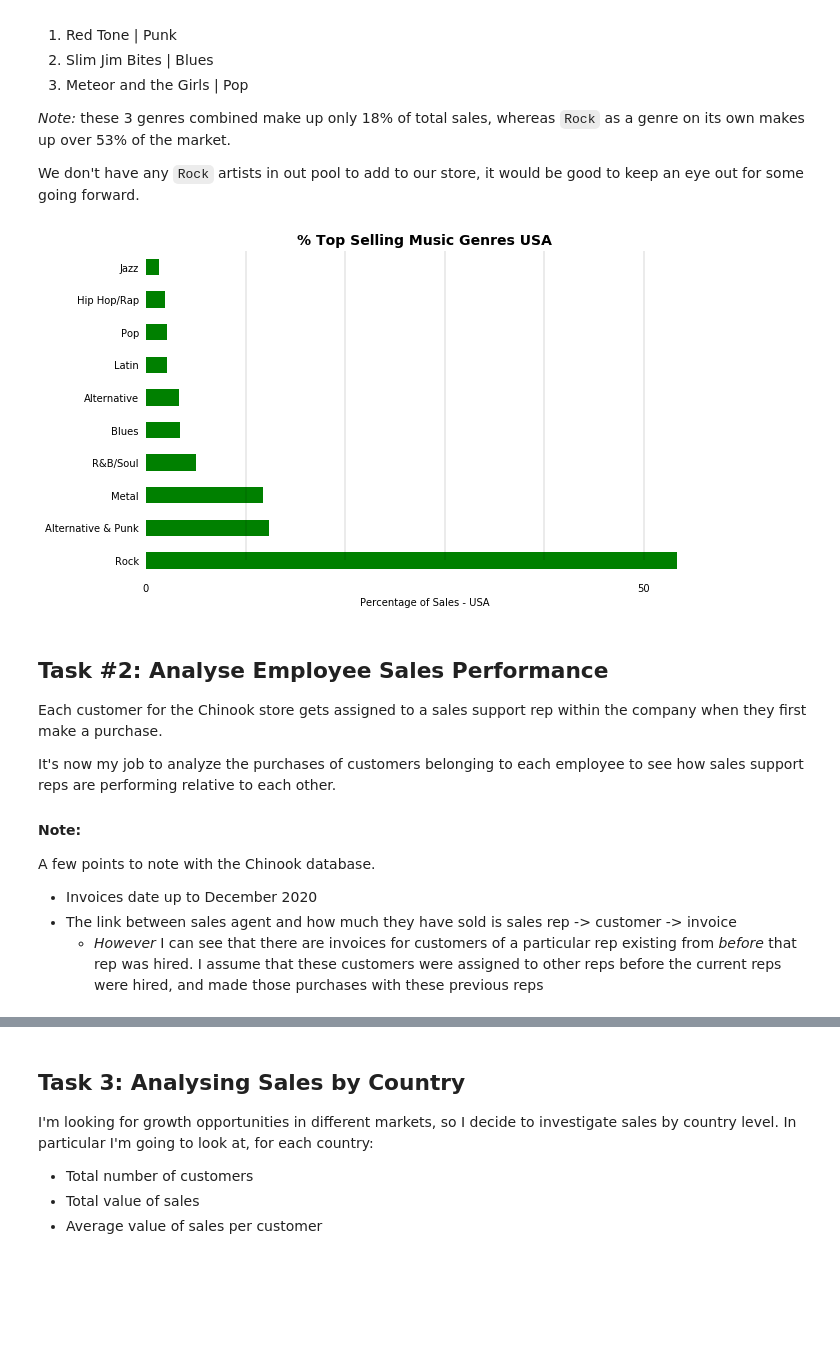
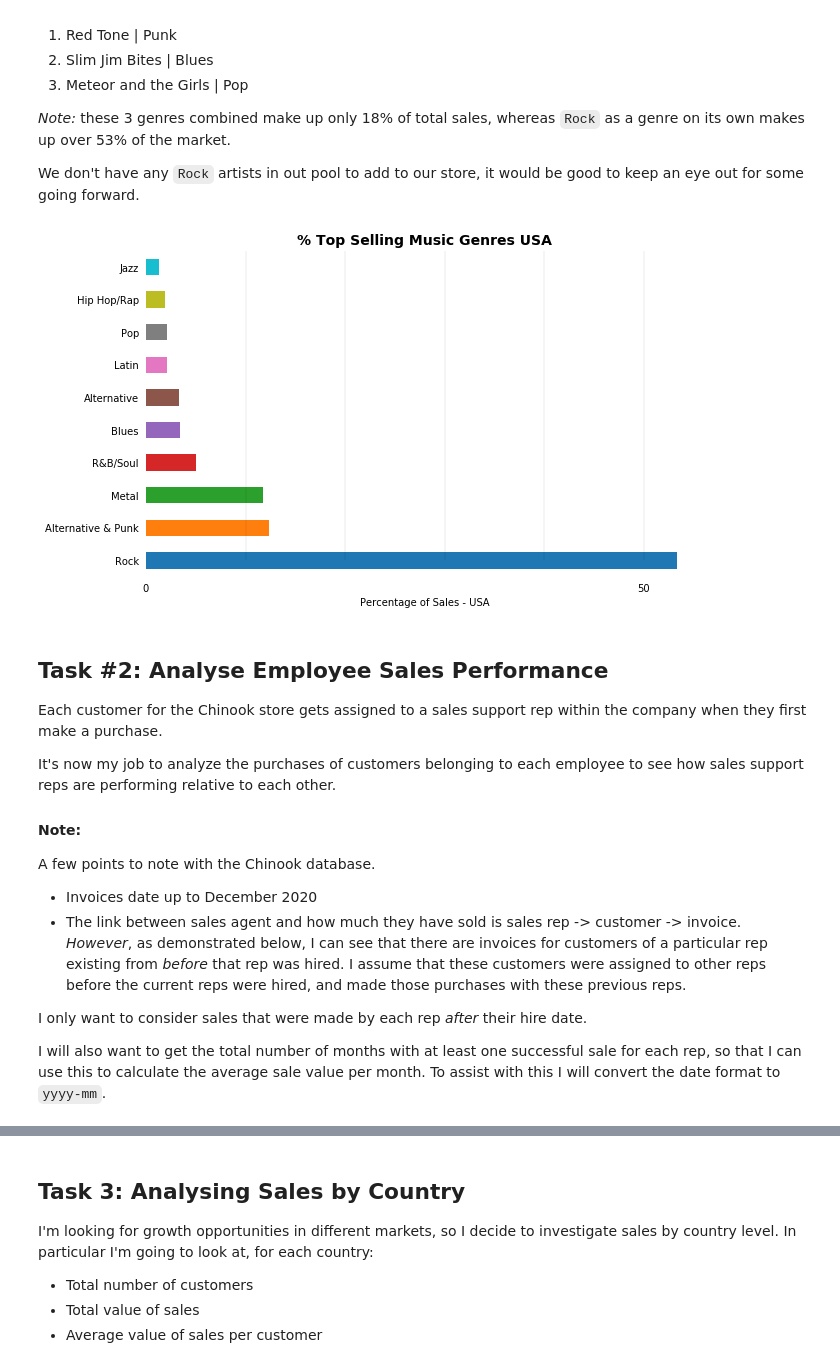
Before and after one commit to ainephelan/sql-python-business-analysis, a Jupyter notebook: SQL_Music_DB.ipynb, the cells around one changed output, grey strips where cells are left out. Cells and saved outputs as stored; diff of their text form; code cells hidden in the pictures; blank space fills up the shorter version.

```diff
--- a/SQL_Music_DB.ipynb
+++ b/SQL_Music_DB.ipynb
@@ -136,30 +136,30 @@ We don't have any `Rock` artists in out pool to add to our store, it would be go
 # %%
 # Assign dataframe to variable name and plot
 sales_USA = run_query(q1)
 sales_USA.loc[:9].plot.barh(x='genre', y='perc_sales_USA', figsize=(10,6),
-                            legend=False, color='g')
+                            legend=False)
 
 # Set labels, title
 plt.ylabel('')
 plt.xlabel('Percentage of Sales - USA')
 plt.title('% Top Selling Music Genres USA', fontsize=14, fontweight='bold')
 
 # Remove tick perams
 plt.tick_params(bottom=False, top=False, left=False, right=False)
 
 # Remove spines
 for key, value in plt.gca().spines.items():
     value.set_visible(False)
 
 # Set xticks
 plt.xticks([0,50])
 
 # Set vlines
-plt.gca().vlines([10, 20, 30, 40, 50], ymin=0, ymax=10, alpha=0.1)
+plt.gca().vlines([10, 20, 30, 40, 50], ymin=0, ymax=10, alpha=0.05)
 plt.savefig('chinook_music_usa.png')
 plt.show()
 # %% [output]
-[figure, old version]
+[figure, new version]
 # %% [markdown]
 ## Task \#2: Analyse Employee Sales Performance
 
@@ -171,8 +171,11 @@ It's now my job to analyze the purchases of customers belonging to each employee
 #### Note:
 A few points to note with the Chinook database.
 - Invoices date up to December 2020
-- The link between sales agent and how much they have sold is sales rep -> customer -> invoice
-    - *However* I can see that there are invoices for customers of a particular rep existing from *before* that rep was hired. I assume that these customers were assigned to other reps before the current reps were hired, and made those purchases with these previous reps
+- The link between sales agent and how much they have sold is sales rep -> customer -> invoice. *However*, as demonstrated below, I can see that there are invoices for customers of a particular rep existing from *before* that rep was hired. I assume that these customers were assigned to other reps before the current reps were hired, and made those purchases with these previous reps.
+
+I only want to consider sales that were made by each rep *after* their hire date.
+
+I will also want to get the total number of months with at least one successful sale for each rep, so that I can use this to calculate the average sale value per month. To assist with this I will convert the date format to `yyyy-mm`.
 # %%
 q2a='''
 
```
Also changed, not shown: parts of 14 cells of this notebook.
